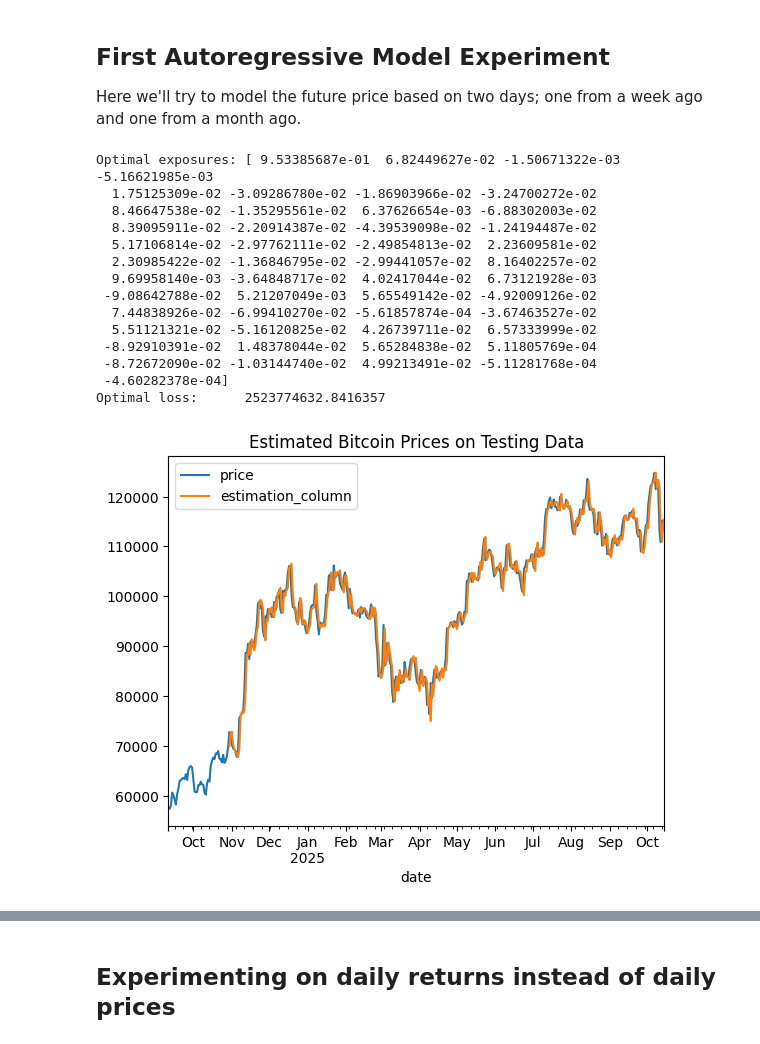
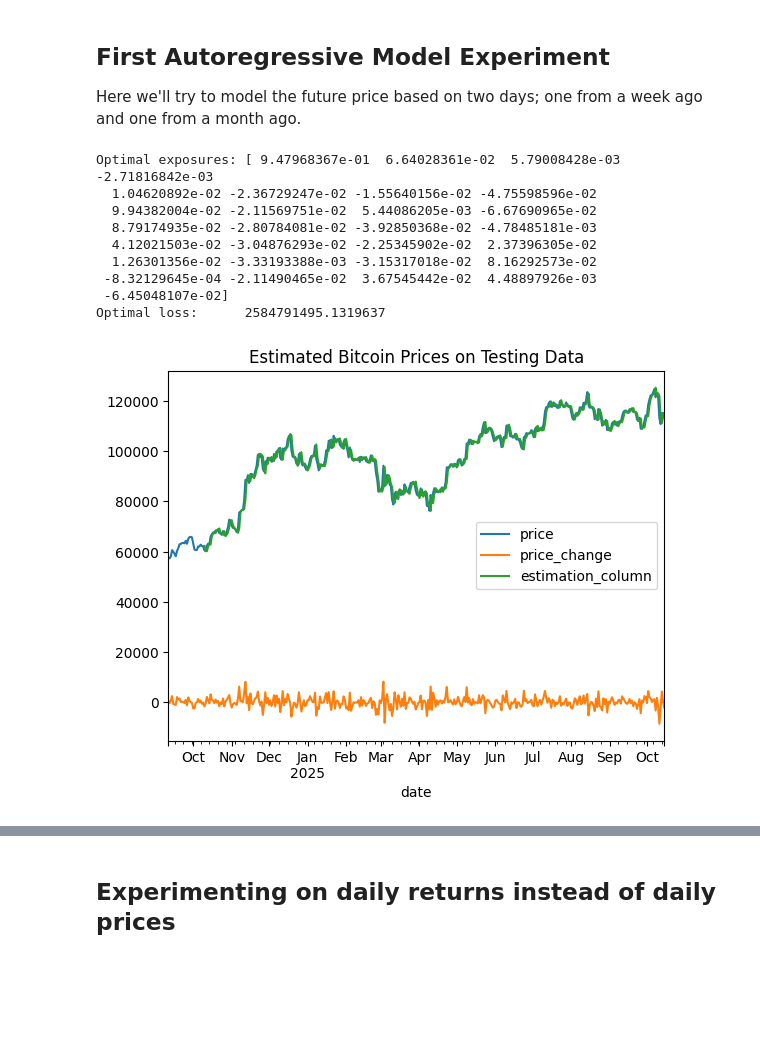
Before and after one commit to EthanPrimes/autoregressive_bitcoin_price_estimation, a Jupyter notebook: linear_regression.ipynb, the cells around one changed output, grey strips where cells are left out. Cells and saved outputs as stored; diff of their text form; code cells hidden in the pictures; blank space fills up the shorter version.

```diff
--- a/linear_regression.ipynb
+++ b/linear_regression.ipynb
@@ -11,7 +11,11 @@ import numpy as np
 # Readin the dataframe and converting strings to dates and floats
 btc_df = pd.read_csv("Data.csv", index_col=0, parse_dates=True)
 btc_df["price"] = btc_df["price"].str.replace(",", "").astype(float)
+btc_df["price_change"] = btc_df["price"] - btc_df["price"].shift(1)
 btc_ar = btc_df.values
+
+# Verifying that no days are missing in the model
+assert all(btc_df.index.to_series() == pd.date_range(start="2020-04-25", end="2025-10-15"))
 # %% [markdown]
 ## First Autoregressive Model Experiment
 
@@ -35,40 +39,35 @@ def compute_loss(params, df, shifts, col_name="price", est_name="estimation_colu
 # %%
 # Making a train-test split
 n = len(btc_df)
 btc_df_train, btc_df_test = btc_df.iloc[:int(0.8*n)], btc_df.iloc[int(0.8*n):]
 
 # Training the coefficients
-shifts = list(range(1, 50, 1))
+shifts = list(range(1, 30, 1))
 x0 = [1 for _ in range(len(shifts))]
 result = minimize(compute_loss, x0, args=(btc_df_train, shifts))
 
 print(f"Optimal exposures: {result.x}")
 print(f"Optimal loss:      {result.fun}")
 
 # Graphing the daily guesses
 params = result.x
 
 est_df = build_guess_column(params, btc_df_test, shifts)
 est_df.plot()
 plt.title("Estimated Bitcoin Prices on Testing Data")
 plt.show()
 
 est_df.iloc[max(shifts):max(shifts) + 150].plot()
 plt.title("Estimated Bitcoin Prices on Testing Data")
 plt.show()
 # %% [output]
-Optimal exposures: [ 9.53385687e-01  6.82449627e-02 -1.50671322e-03 -5.16621985e-03
-  1.75125309e-02 -3.09286780e-02 -1.86903966e-02 -3.24700272e-02
-  8.46647538e-02 -1.35295561e-02  6.37626654e-03 -6.88302003e-02
-  8.39095911e-02 -2.20914387e-02 -4.39539098e-02 -1.24194487e-02
-  5.17106814e-02 -2.97762111e-02 -2.49854813e-02  2.23609581e-02
-  2.30985422e-02 -1.36846795e-02 -2.99441057e-02  8.16402257e-02
-  9.69958140e-03 -3.64848717e-02  4.02417044e-02  6.73121928e-03
- -9.08642788e-02  5.21207049e-03  5.65549142e-02 -4.92009126e-02
-  7.44838926e-02 -6.99410270e-02 -5.61857874e-04 -3.67463527e-02
-  5.51121321e-02 -5.16120825e-02  4.26739711e-02  6.57333999e-02
- -8.92910391e-02  1.48378044e-02  5.65284838e-02  5.11805769e-04
- -8.72672090e-02 -1.03144740e-02  4.99213491e-02 -5.11281768e-04
- -4.60282378e-04]
-Optimal loss:      2523774632.8416357
+Optimal exposures: [ 9.47968367e-01  6.64028361e-02  5.79008428e-03 -2.71816842e-03
+  1.04620892e-02 -2.36729247e-02 -1.55640156e-02 -4.75598596e-02
+  9.94382004e-02 -2.11569751e-02  5.44086205e-03 -6.67690965e-02
+  8.79174935e-02 -2.80784081e-02 -3.92850368e-02 -4.78485181e-03
+  4.12021503e-02 -3.04876293e-02 -2.25345902e-02  2.37396305e-02
+  1.26301356e-02 -3.33193388e-03 -3.15317018e-02  8.16292573e-02
+ -8.32129645e-04 -2.11490465e-02  3.67545442e-02  4.48897926e-03
+ -6.45048107e-02]
+Optimal loss:      2584791495.1319637
-[figure, old version]
+[figure, new version]
```
Also changed, not shown: parts of 1 cell of this notebook, 1 other file.
